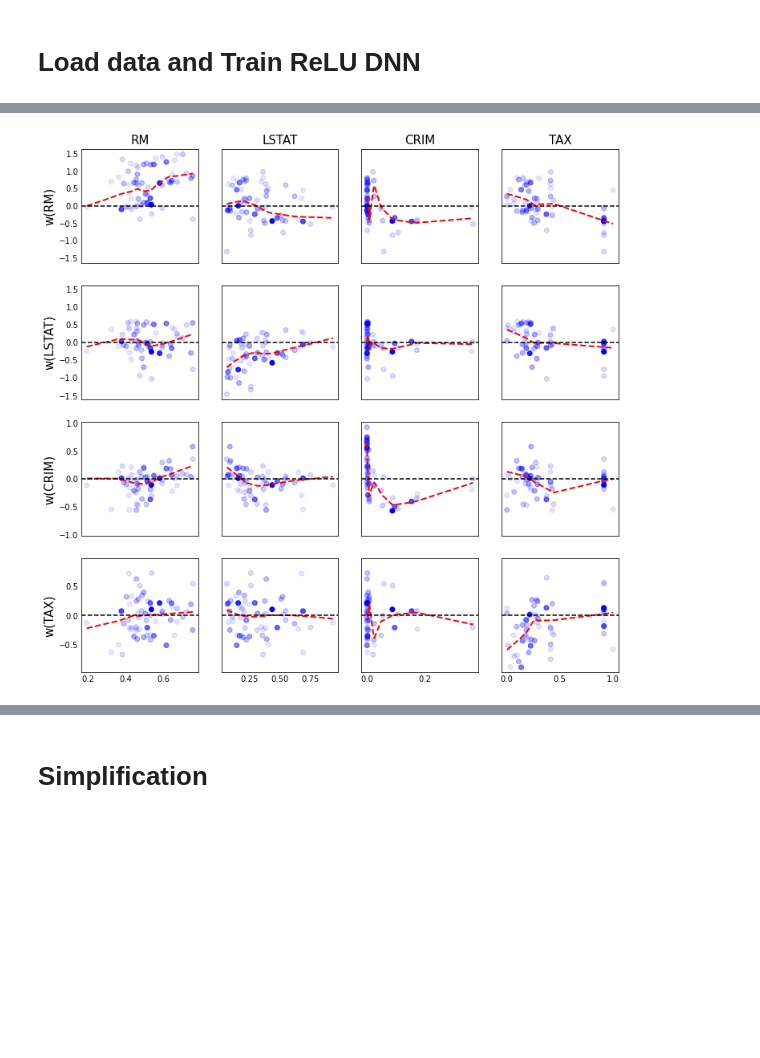
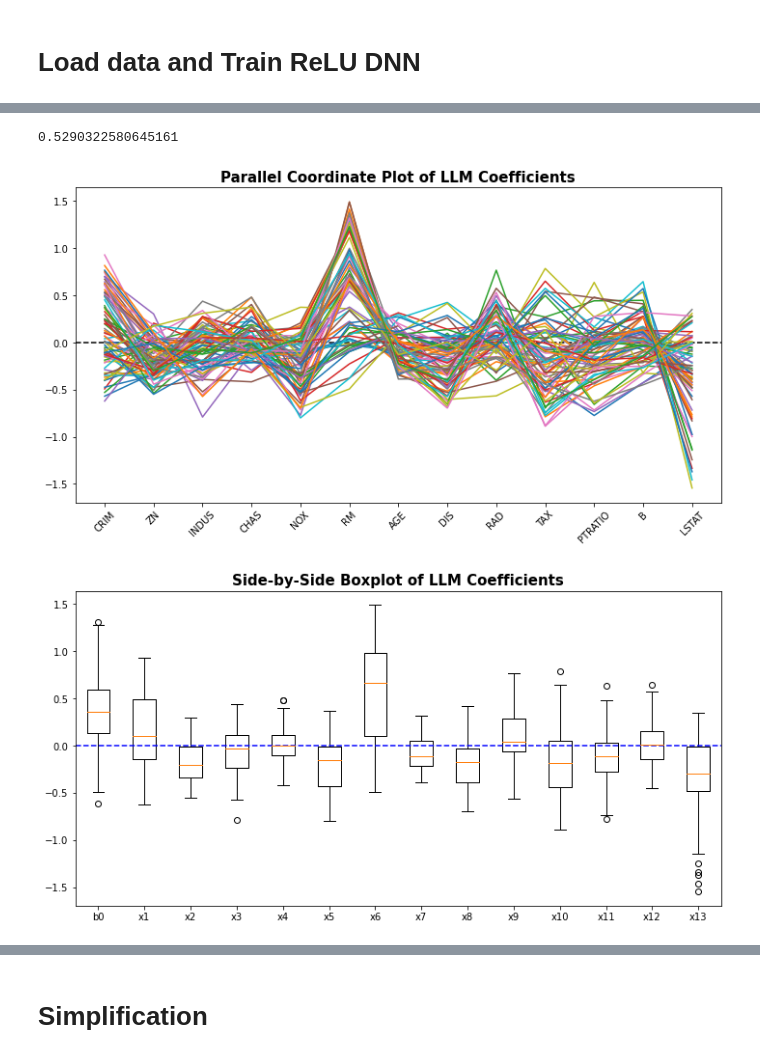
Before and after one commit to SelfExplainML/Aletheia, a Jupyter notebook: examples/BostonHouse.ipynb, the cells around one changed output, grey strips where cells are left out. Cells and saved outputs as stored; diff of their text form; code cells hidden in the pictures; blank space fills up the shorter version.

```diff
--- a/examples/BostonHouse.ipynb
+++ b/examples/BostonHouse.ipynb
@@ -50,5 +80,6 @@ clf.summary()
 155 rows × 5 columns
-# %%
-fig = clf.pair_plot([6, 13, 1, 10], nllms=60, offdiagsmooth=True)
-# %% [output]
-[figure, removed]
+# %%
+# Percentage of Dummy LLMs
+len(np.where(clf.ystd_llms == 0)[0]) / clf.nllms
+# %% [output]
+0.5290322580645161
@@ -54,0 +89,14 @@ fig = clf.pair_plot([6, 13, 1, 10], nllms=60, offdiagsmooth=True)
+# %%
+# Parallel coordinate plot of LLMs
+fig = clf.pc_plot(figsize=(12, 6), xlabel_rotation=45)
+# %% [output]
+[figure, added]
+# %%
+plt.figure(figsize=(12,6))
+plt.boxplot(clf.all_bias_weight[np.where(clf.ystd_llms > 0)[0]])
+plt.xticks(np.arange(clf.n_features + 1)+1, ["b0"] + ["x" + str(i + 1) for i in range(clf.n_features)])
+plt.title("Side-by-Side Boxplot of LLM Coefficients", fontsize=15, fontweight="bold")
+plt.axhline(0, linestyle="--", color="blue")
+plt.show()
+# %% [output]
+[figure, added]
```
Also changed, not shown: parts of 37 cells of this notebook, 1 other file.
